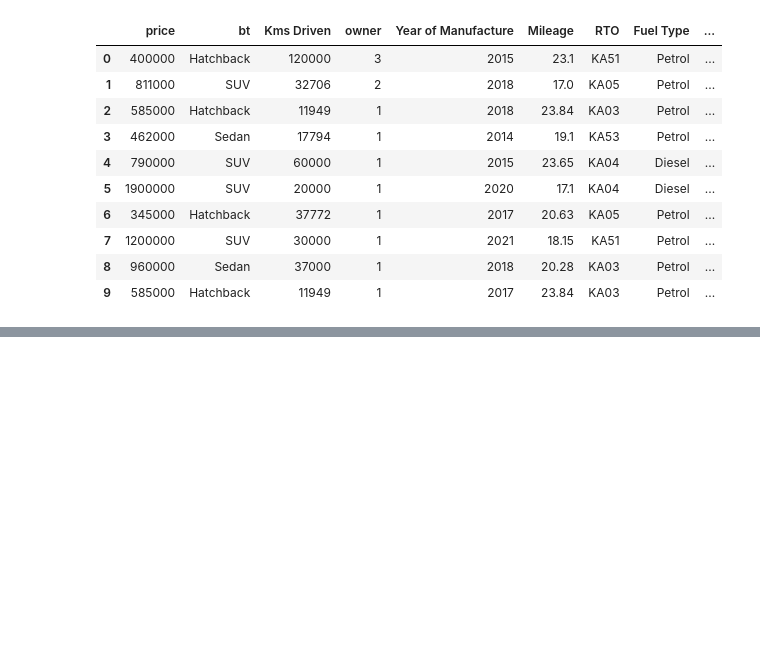
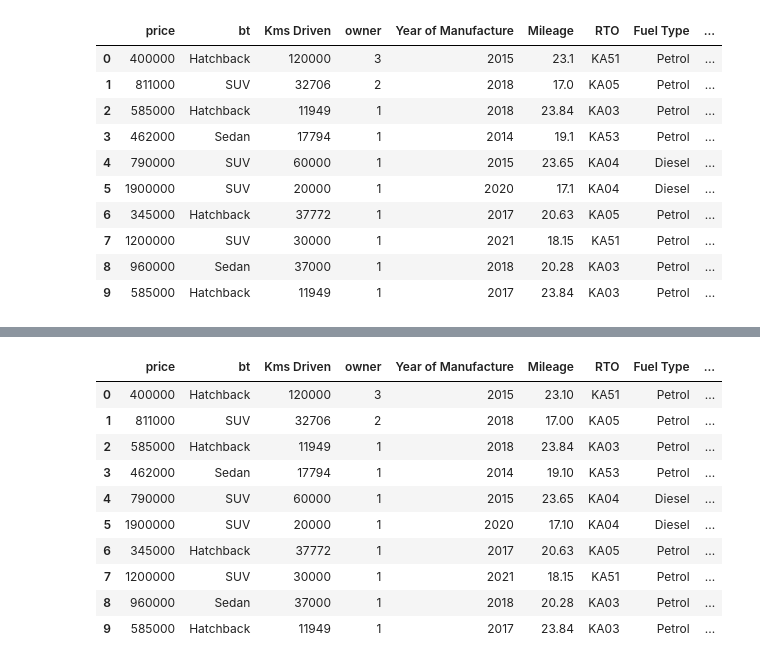
Before and after one commit to buvir/Car-Dheko_Used_Car_Price_Prediction, a Jupyter notebook: Final_Data_cleaning.ipynb, the cells around one changed output, grey strips where cells are left out. Saved outputs shown, nothing was run; the diff lists cells and outputs as text; code cells hidden in the pictures; blank space fills up the shorter version.

```diff
--- a/Final_Data_cleaning.ipynb
+++ b/Final_Data_cleaning.ipynb
@@ -914,0 +922,20 @@ with pd.option_context('display.max_rows', None, 'display.width', 1000):
+# %%
+import pandas as pd
+
+
+file_path=r"C:\Users\USER\Desktop\Car-Dheko_Used_Car_Price_Prediction\output\banglore_standardised.csv"
+df_Banglore_1=pd.read_csv(file_path)
+
+df_Banglore_1.head(10)
+# %% [output]
+|  | price | bt | Kms Driven | owner | Year of Manufacture | Mileage | RTO | Fuel Type | ... |
+| 0 | 400000 | Hatchback | 120000 | 3 | 2015 | 23.10 | KA51 | Petrol | ... |
+| 1 | 811000 | SUV | 32706 | 2 | 2018 | 17.00 | KA05 | Petrol | ... |
+| 2 | 585000 | Hatchback | 11949 | 1 | 2018 | 23.84 | KA03 | Petrol | ... |
+| 3 | 462000 | Sedan | 17794 | 1 | 2014 | 19.10 | KA53 | Petrol | ... |
+| 4 | 790000 | SUV | 60000 | 1 | 2015 | 23.65 | KA04 | Diesel | ... |
+| 5 | 1900000 | SUV | 20000 | 1 | 2020 | 17.10 | KA04 | Diesel | ... |
+| 6 | 345000 | Hatchback | 37772 | 1 | 2017 | 20.63 | KA05 | Petrol | ... |
+| 7 | 1200000 | SUV | 30000 | 1 | 2021 | 18.15 | KA51 | Petrol | ... |
+| 8 | 960000 | Sedan | 37000 | 1 | 2018 | 20.28 | KA03 | Petrol | ... |
+| 9 | 585000 | Hatchback | 11949 | 1 | 2017 | 23.84 | KA03 | Petrol | ... |
```
Also changed, not shown: parts of 10 cells of this notebook, 1 other file.
